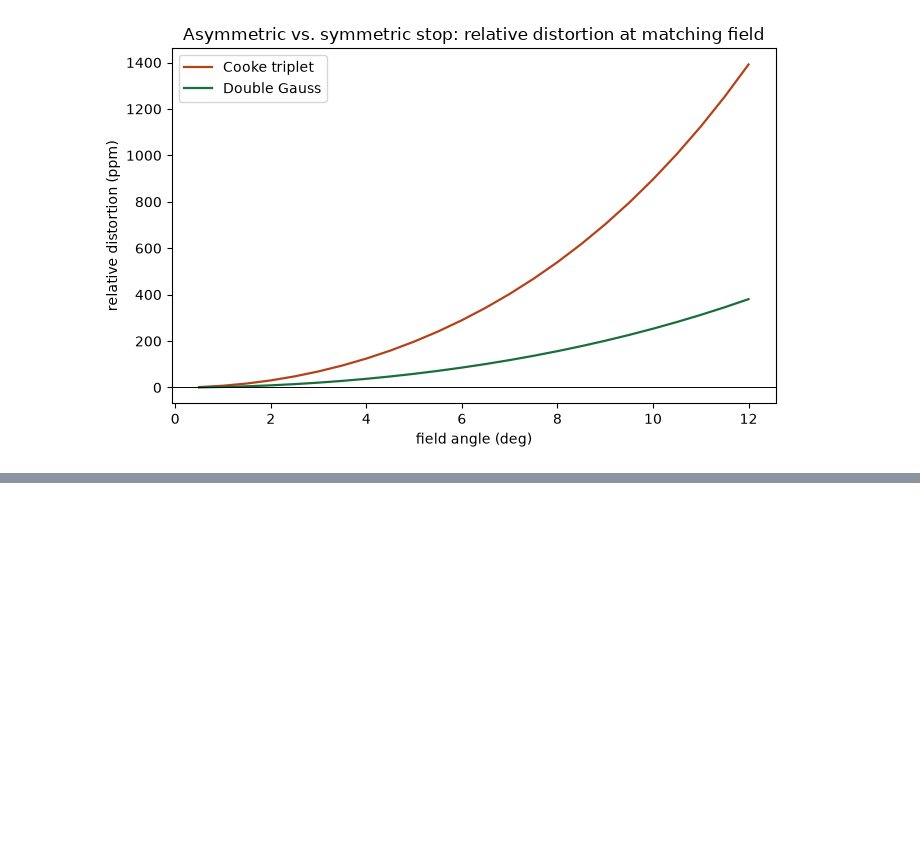
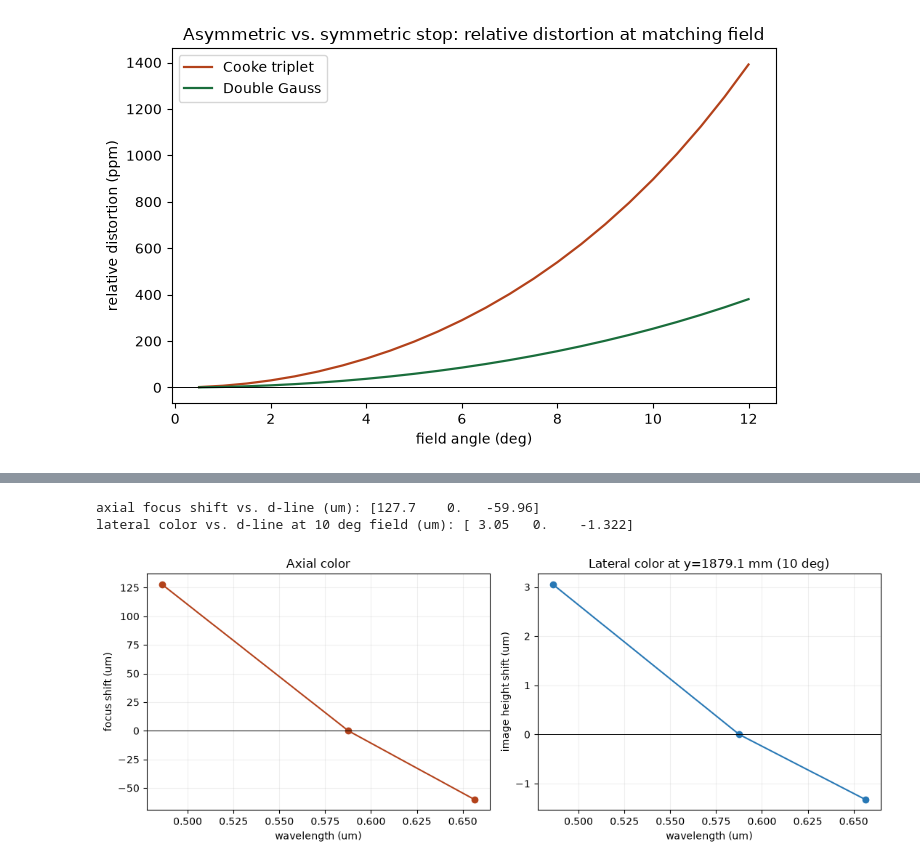
Before and after one commit to blancusjh/geometrical-raytracer, a Jupyter notebook: examples/notebooks/double_gauss.ipynb, the cells around one changed output, grey strips where cells are left out. Saved outputs shown, nothing was run; the diff lists cells and outputs as text; code cells hidden in the pictures; blank space fills up the shorter version.

```diff
--- a/examples/notebooks/double_gauss.ipynb
+++ b/examples/notebooks/double_gauss.ipynb
@@ -154,0 +201,29 @@ plt.show()
+# %%
+from raytracer.analysis import axial_color, lateral_color
+
+F_LINE, D_LINE, C_LINE = 0.48613, 0.58756, 0.65627  # um
+
+ac = axial_color(system, [F_LINE, D_LINE, C_LINE], reference_wavelength_um=D_LINE)
+print("axial focus shift vs. d-line (um):", np.round(ac.focus_shift_mm * 1e3, 2))
+
+y_field = np.abs(conjugate.object_z) * np.tan(np.deg2rad(10.0))
+lc = lateral_color(system, [F_LINE, D_LINE, C_LINE], field_height_mm=y_field,
+                    reference_wavelength_um=D_LINE)
+print("lateral color vs. d-line at 10 deg field (um):", np.round(lc.lateral_color_um, 3))
+
+fig, axes = plt.subplots(1, 2, figsize=(11, 4.2))
+axes[0].plot([F_LINE, D_LINE, C_LINE], ac.focus_shift_mm * 1e3, "o-", color="#b3421b")
+axes[0].axhline(0, color="black", lw=0.7)
+axes[0].set(xlabel="wavelength (um)", ylabel="focus shift (um)", title="Axial color")
+axes[1].plot([F_LINE, D_LINE, C_LINE], lc.lateral_color_um, "o-", color="#2878b5")
+axes[1].axhline(0, color="black", lw=0.7)
+axes[1].set(xlabel="wavelength (um)", ylabel="image height shift (um)",
+            title=f"Lateral color at y={y_field:.1f} mm (10 deg)")
+for ax in axes:
+    ax.grid(alpha=0.2)
+fig.tight_layout()
+plt.show()
+# %% [output]
+axial focus shift vs. d-line (um): [127.7    0.   -59.96]
+lateral color vs. d-line at 10 deg field (um): [ 3.05   0.    -1.322]
+[figure, added]
```
Also changed, not shown: parts of 5 cells of this notebook, 22 other files.
